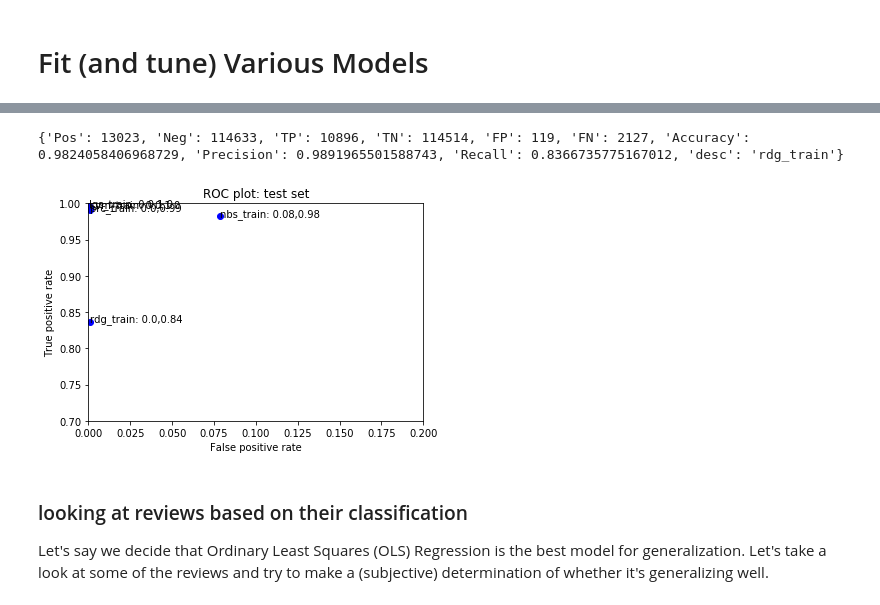
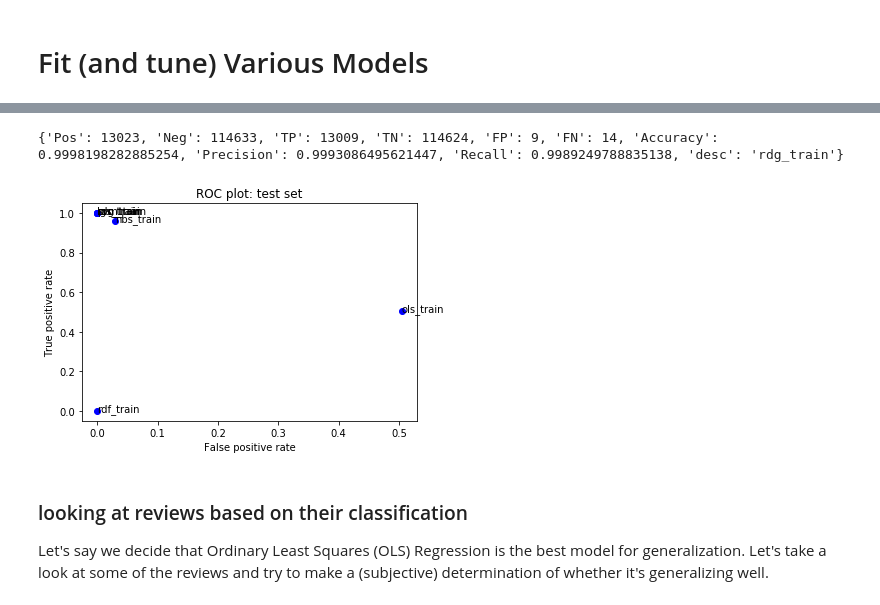
Before and after one commit to acdreyer/machine-learning, a Jupyter notebook: 1stAssignment/toxiccomments_first_full_iteration.ipynb, the cells around one changed output, grey strips where cells are left out. Saved outputs shown, nothing was run; the diff lists cells and outputs as text; code cells hidden in the pictures.

```diff
--- a/1stAssignment/toxiccomments_first_full_iteration.ipynb
+++ b/1stAssignment/toxiccomments_first_full_iteration.ipynb
@@ -208,19 +240,14 @@ print(prc_performance_train.performance_measures)
 # MODEL: Ridge Regression Classifier
 
 from sklearn import linear_model
+rdg = linear_model.RidgeClassifier()
+rdg.fit(X_train, y_train)
 
-# alphas = [0.1, 0.5, 1.0, 5.0, 20]
-alphas = [20]
-
-for alpha in alphas:
-    rdg = linear_model.RidgeClassifier(alpha)
-    rdg.fit(X_train, y_train)
-
-    rdg_performance_train = BinaryClassificationPerformance(rdg.predict(X_train), y_train, 'rdg_train')
-    rdg_performance_train.compute_measures()
-    print(rdg_performance_train.performance_measures)
+rdg_performance_train = BinaryClassificationPerformance(rdg.predict(X_train), y_train, 'rdg_train')
+rdg_performance_train.compute_measures()
+print(rdg_performance_train.performance_measures)
 # %% [output]
-{'Pos': 13023, 'Neg': 114633, 'TP': 10896, 'TN': 114514, 'FP': 119, 'FN': 2127, 'Accuracy': 0.9824058406968729, 'Precision': 0.9891965501588743, 'Recall': 0.8366735775167012, 'desc': 'rdg_train'}
+{'Pos': 13023, 'Neg': 114633, 'TP': 13009, 'TN': 114624, 'FP': 9, 'FN': 14, 'Accuracy': 0.9998198282885254, 'Precision': 0.9993086495621447, 'Recall': 0.9989249788835138, 'desc': 'rdg_train'}
 # %%
 # MODEL: Random Forest Classifier
 
@@ -234,23 +261,36 @@ for alpha in alphas:
 # %%
 # ROC plot to compare performance of various models and fits
 
-# fits = [ols_performance_train, svm_performance_train, lgs_performance_train, nbs_performance_train, prc_performance_train, rdg_performance_train, rdf_performance_train]
-fits = [ svm_performance_train, lgs_performance_train, nbs_performance_train, prc_performance_train, rdg_performance_train]
+fits = [ols_performance_train, svm_performance_train, lgs_performance_train, nbs_performance_train, prc_performance_train, rdg_performance_train, rdf_performance_train]
+# fits = [ svm_performance_train, lgs_performance_train, nbs_performance_train, prc_performance_train, rdg_performance_train]
 
 for fit in fits:
     plt.plot(fit.performance_measures['FP'] / fit.performance_measures['Neg'],
              fit.performance_measures['TP'] / fit.performance_measures['Pos'], 'bo')
     plt.text(fit.performance_measures['FP'] / fit.performance_measures['Neg'],
-             fit.performance_measures['TP'] / fit.performance_measures['Pos'], fit.desc +': '+str(round(fit.performance_measures['FP'] / fit.performance_measures['Neg']*100)/100) +','+ str(round(fit.performance_measures['TP'] / fit.performance_measures['Pos']*100)/100) )
-plt.axis([0, .2, 0.7, 1])
+             fit.performance_measures['TP'] / fit.performance_measures['Pos'], fit.desc)
+# plt.axis([0, .2, 0.7, 1])
 # plt.ylim(0.5, 1)
 # plt.xlim(0.5,1)
 plt.title('ROC plot: test set')
 plt.xlabel('False positive rate')
 plt.ylabel('True positive rate')
 plt.show()
+
+# for fit in fits:
+#     plt.plot(fit.performance_measures['FP'] / fit.performance_measures['Neg'],
+#              fit.performance_measures['TP'] / fit.performance_measures['Pos'], 'bo')
+#     plt.text(fit.performance_measures['FP'] / fit.performance_measures['Neg'],
+#              fit.performance_measures['TP'] / fit.performance_measures['Pos'], fit.desc +': '+str(round(fit.performance_measures['FP'] / fit.performance_measures['Neg']*100)/100) +','+ str(round(fit.performance_measures['TP'] / fit.performance_measures['Pos']*100)/100) )
+# plt.axis([0, .2, 0.7, 1])
+# # plt.ylim(0.5, 1)
+# # plt.xlim(0.5,1)
+# plt.title('ROC plot: test set zoomed in')
+# plt.xlabel('False positive rate')
+# plt.ylabel('True positive rate')
+# plt.show()
 # %% [output]
-[figure, old version]
+[figure, new version]
 # %% [markdown]
 ### looking at reviews based on their classification
 
```
Also changed, not shown: parts of 23 cells of this notebook, 2 other files.
